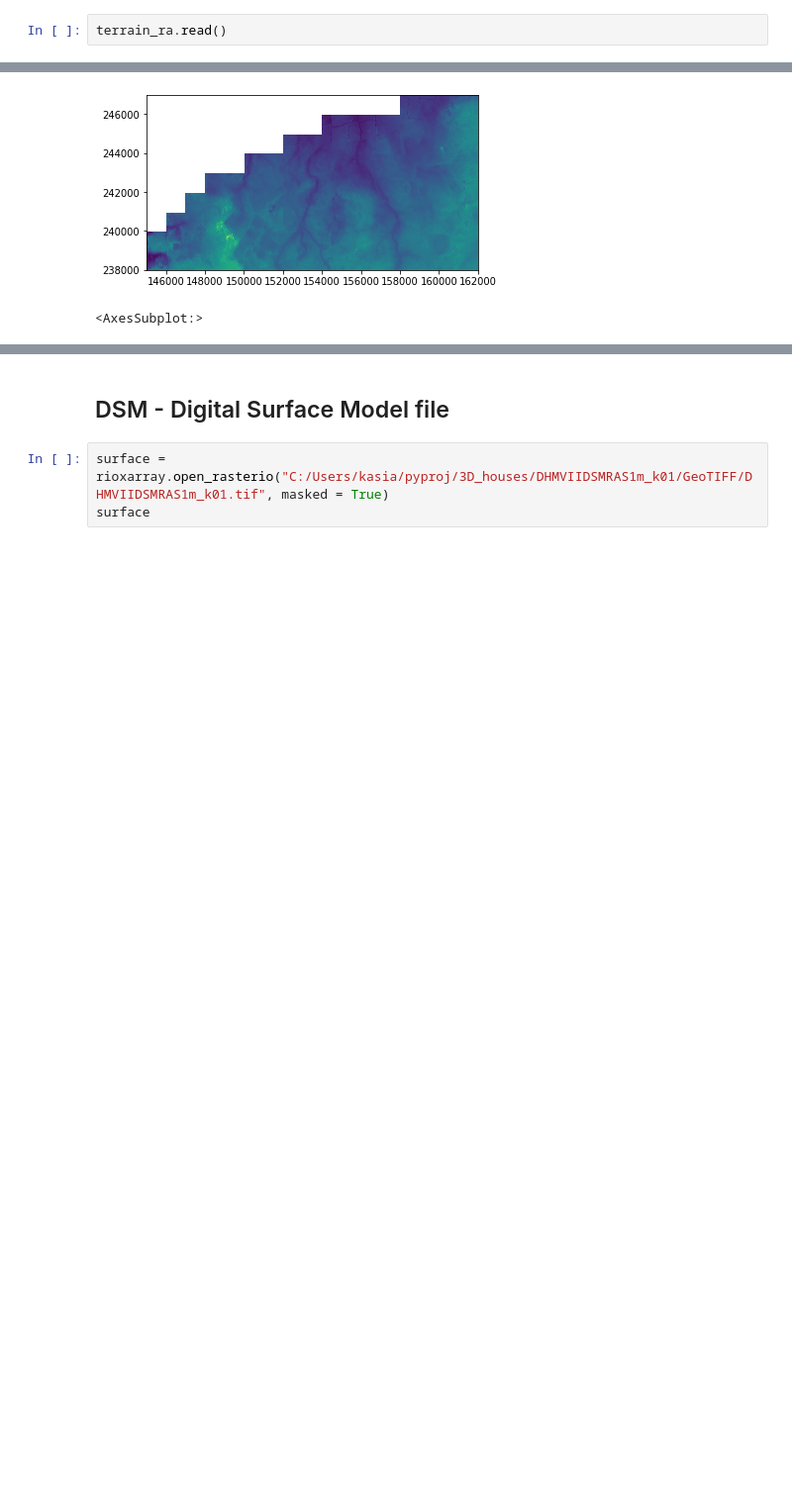
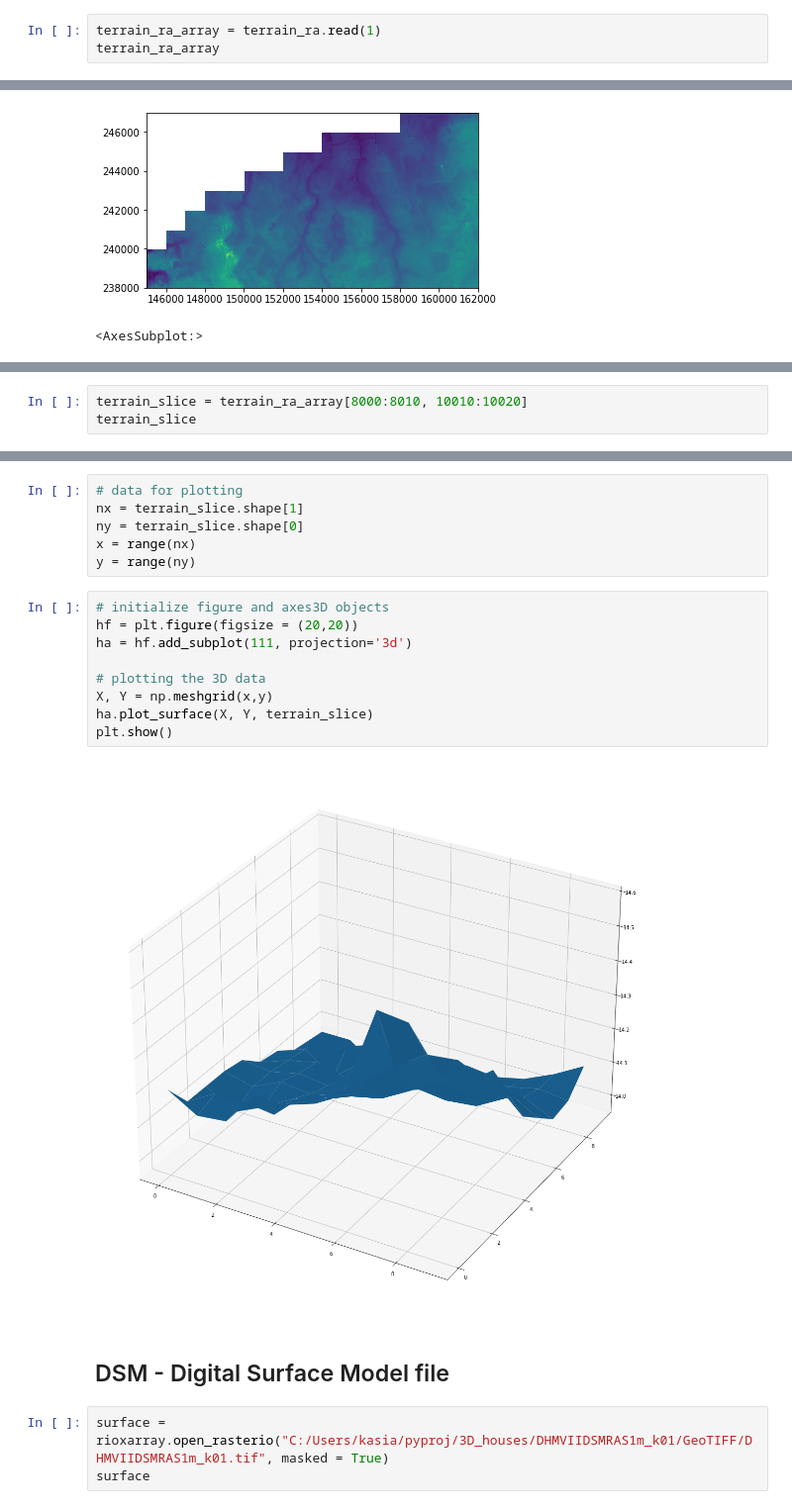
Before and after one commit to kpranke/3D_houses, a Jupyter notebook: 3D Houses.ipynb, the cells around one changed output, grey strips where cells are left out. Shown at 99% size. Cells and saved outputs as stored; diff of their text form; blank space fills up the shorter version.

```diff
--- a/3D Houses.ipynb
+++ b/3D Houses.ipynb
@@ -184,3 +186,4 @@ print(terrain_ra.shape)
 # %%
-terrain_ra.read()
+terrain_ra_array = terrain_ra.read(1)
+terrain_ra_array
 # %% [output]
@@ -214,0 +213,3 @@ show(terrain_ra.read(), transform=terrain_ra.transform, cmap='viridis')
+# %%
+terrain_slice = terrain_ra_array[8000:8010, 10010:10020]
+terrain_slice
@@ -215,3 +237,20 @@ show(terrain_ra.read(), transform=terrain_ra.transform, cmap='viridis')
+# %%
+# data for plotting
+nx = terrain_slice.shape[1]
+ny = terrain_slice.shape[0]
+x = range(nx)
+y = range(ny)
+# %%
+# initialize figure and axes3D objects
+hf = plt.figure(figsize = (20,20))
+ha = hf.add_subplot(111, projection='3d')
+
+# plotting the 3D data
+X, Y = np.meshgrid(x,y)
+ha.plot_surface(X, Y, terrain_slice)
+plt.show()
+# %% [output]
+[figure, added]
 # %% [markdown]
 ## DSM - Digital Surface Model file
 # %%
```
Also changed, not shown: parts of 27 cells of this notebook.
